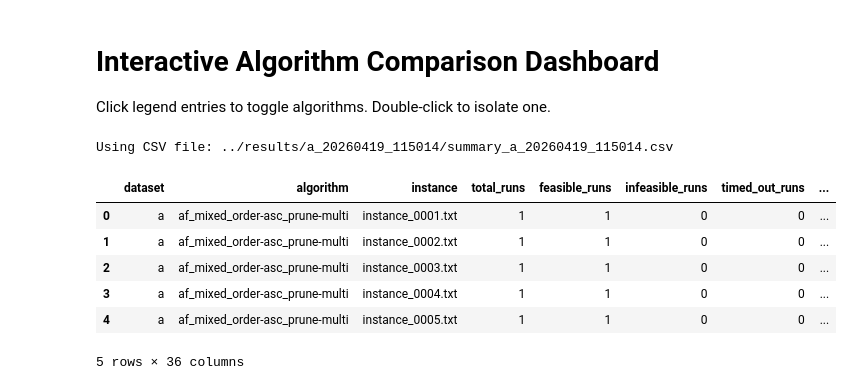
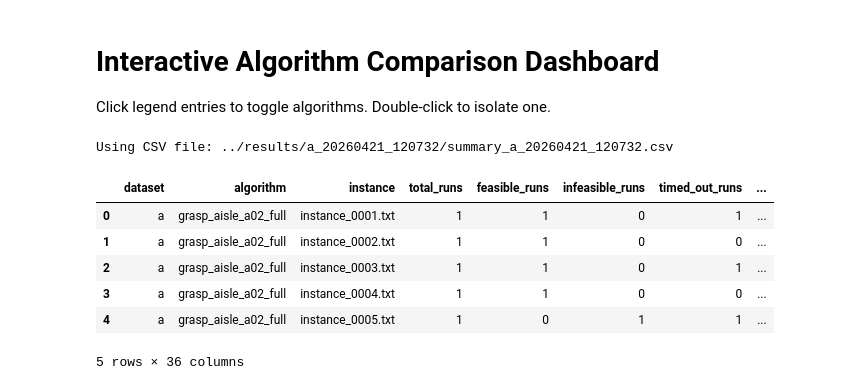
Before and after one commit to tinicius/challenge-sbpo-2025, a Jupyter notebook: notebooks/study_interactive.ipynb, the cells around one changed output. Cells and saved outputs as stored; diff of their text form; code cells hidden in the pictures.

```diff
--- a/notebooks/study_interactive.ipynb
+++ b/notebooks/study_interactive.ipynb
@@ -8,7 +8,7 @@ from pathlib import Path
 import pandas as pd
 import plotly.graph_objects as go
 
-run = 'a_20260419_115014'
+run = 'a_20260421_120732'
 # run = None  # Set to None to auto-detect the latest CSV file in results/
 
 csv_file = f'../results/{run}/summary_{run}.csv' if run else None
@@ -61,39 +61,39 @@ def add_legend_mass_toggle(fig: go.Figure, y_position: float = 1.18) -> None:
     fig.update_layout(
         updatemenus=[
             dict(
                 type='buttons',
                 direction='right',
                 x=1.0,
                 y=y_position,
                 xanchor='right',
                 yanchor='bottom',
                 showactive=False,
                 buttons=[
                     dict(
                         label='Selecionar todos',
                         method='update',
                         args=[{'visible': [True] * trace_count}]
                     ),
                     dict(
                         label='Remover todos',
                         method='update',
                         args=[{'visible': ['legendonly'] * trace_count}]
                     ),
                 ],
             )
         ]
     )
 
 
 df.head()
 # %% [output]
-Using CSV file: ../results/a_20260419_115014/summary_a_20260419_115014.csv
+Using CSV file: ../results/a_20260421_120732/summary_a_20260421_120732.csv
 |  | dataset | algorithm | instance | total_runs | feasible_runs | infeasible_runs | timed_out_runs | ... |
-| 0 | a | af_mixed_order-asc_prune-multi | instance_0001.txt | 1 | 1 | 0 | 0 | ... |
-| 1 | a | af_mixed_order-asc_prune-multi | instance_0002.txt | 1 | 1 | 0 | 0 | ... |
-| 2 | a | af_mixed_order-asc_prune-multi | instance_0003.txt | 1 | 1 | 0 | 0 | ... |
-| 3 | a | af_mixed_order-asc_prune-multi | instance_0004.txt | 1 | 1 | 0 | 0 | ... |
-| 4 | a | af_mixed_order-asc_prune-multi | instance_0005.txt | 1 | 1 | 0 | 0 | ... |
+| 0 | a | grasp_aisle_a02_full | instance_0001.txt | 1 | 1 | 0 | 1 | ... |
+| 1 | a | grasp_aisle_a02_full | instance_0002.txt | 1 | 1 | 0 | 0 | ... |
+| 2 | a | grasp_aisle_a02_full | instance_0003.txt | 1 | 1 | 0 | 1 | ... |
+| 3 | a | grasp_aisle_a02_full | instance_0004.txt | 1 | 1 | 0 | 0 | ... |
+| 4 | a | grasp_aisle_a02_full | instance_0005.txt | 1 | 0 | 1 | 1 | ... |
 5 rows × 36 columns
 # %%
 # Objective Mean as % of Best Objective
```
Also changed, not shown: parts of 1 cell of this notebook, 28 other files.
